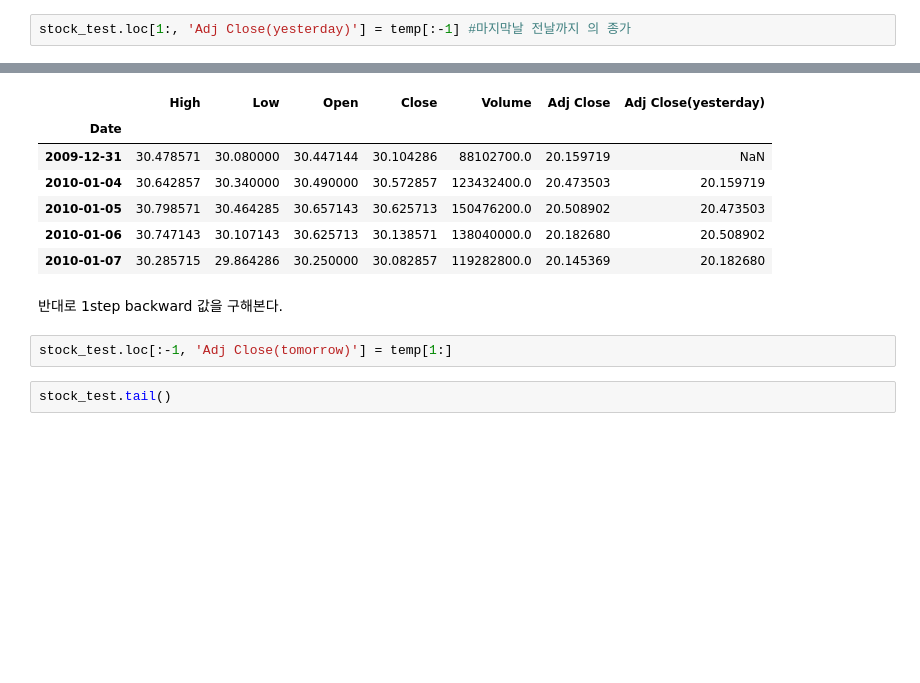
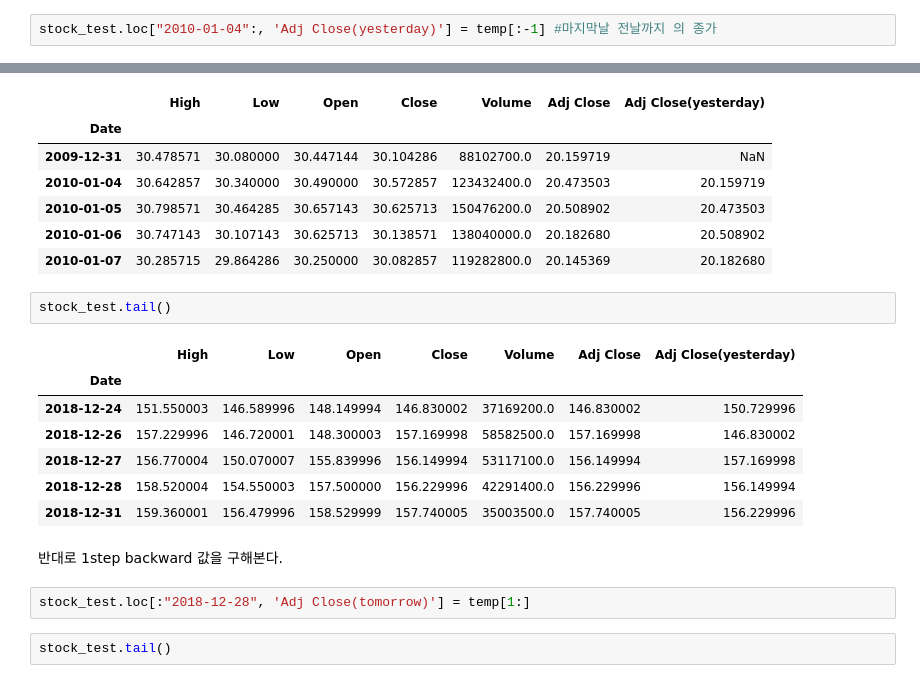
Before and after one commit to sguys99/Hands-on-timeseries-analysis, a Jupyter notebook: 02. Handling timeseries data using pandas.ipynb, the cells around one changed output, grey strips where cells are left out. Saved outputs shown, nothing was run; the diff lists cells and outputs as text; blank space fills up the shorter version.

```diff
--- a/02. Handling timeseries data using pandas.ipynb
+++ b/02. Handling timeseries data using pandas.ipynb
@@ -332,7 +324,7 @@ temp
 array([ 20.15971947,  20.47350311,  20.5089016 , ..., 156.1499939 ,
        156.22999573, 157.74000549])
 # %%
-stock_test.loc[1:, 'Adj Close(yesterday)'] = temp[:-1] #마지막날 전날까지 의 종가
+stock_test.loc["2010-01-04":, 'Adj Close(yesterday)'] = temp[:-1] #마지막날 전날까지 의 종가
 # %%
 stock_test.head()
 # %% [output]
@@ -343,10 +335,20 @@ stock_test.head()
 | 2010-01-05 | 30.798571 | 30.464285 | 30.657143 | 30.625713 | 150476200.0 | 20.508902 | 20.473503 |
 | 2010-01-06 | 30.747143 | 30.107143 | 30.625713 | 30.138571 | 138040000.0 | 20.182680 | 20.508902 |
 | 2010-01-07 | 30.285715 | 29.864286 | 30.250000 | 30.082857 | 119282800.0 | 20.145369 | 20.182680 |
+# %%
+stock_test.tail()
+# %% [output]
+|  | High | Low | Open | Close | Volume | Adj Close | Adj Close(yesterday) |
+| Date |  |  |  |  |  |  |  |
+| 2018-12-24 | 151.550003 | 146.589996 | 148.149994 | 146.830002 | 37169200.0 | 146.830002 | 150.729996 |
+| 2018-12-26 | 157.229996 | 146.720001 | 148.300003 | 157.169998 | 58582500.0 | 157.169998 | 146.830002 |
+| 2018-12-27 | 156.770004 | 150.070007 | 155.839996 | 156.149994 | 53117100.0 | 156.149994 | 157.169998 |
+| 2018-12-28 | 158.520004 | 154.550003 | 157.500000 | 156.229996 | 42291400.0 | 156.229996 | 156.149994 |
+| 2018-12-31 | 159.360001 | 156.479996 | 158.529999 | 157.740005 | 35003500.0 | 157.740005 | 156.229996 |
 # %% [markdown]
 반대로 1step backward 값을 구해본다.
 # %%
-stock_test.loc[:-1, 'Adj Close(tomorrow)'] = temp[1:]
+stock_test.loc[:"2018-12-28", 'Adj Close(tomorrow)'] = temp[1:]
 # %%
 stock_test.tail()
 # %% [output]
```
Also changed, not shown: parts of 10 cells of this notebook.
